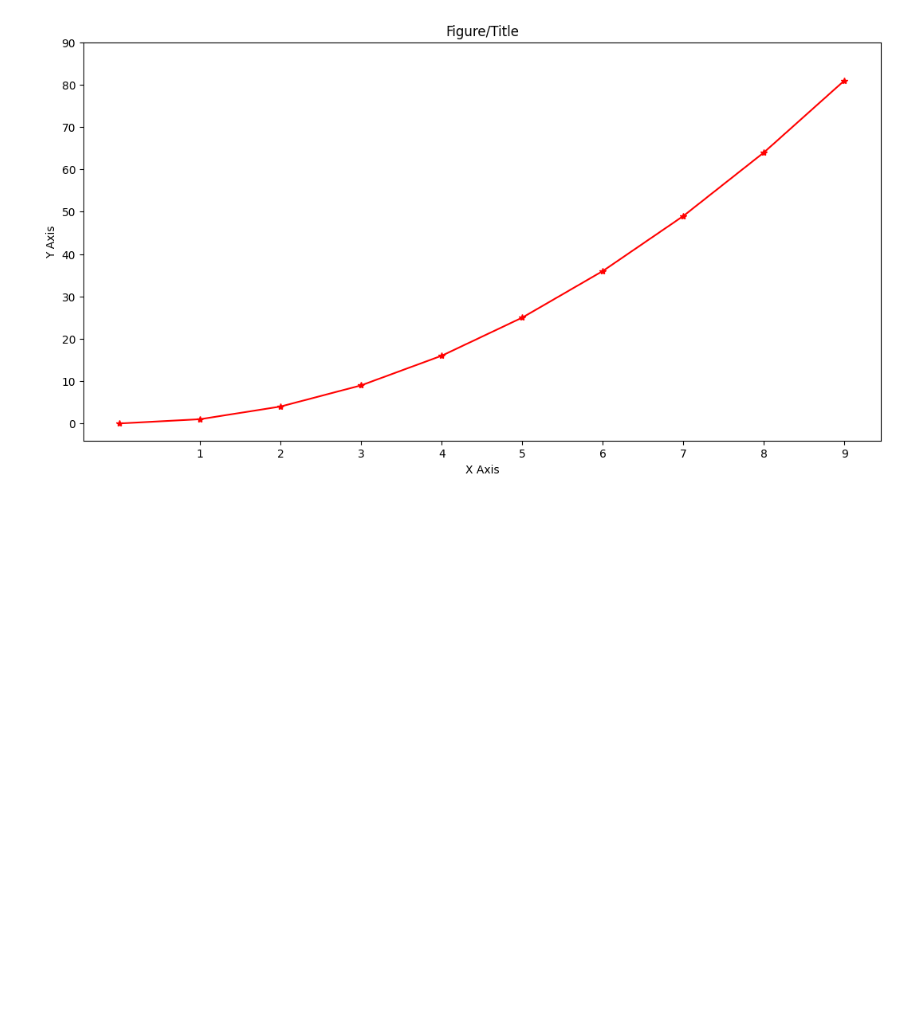
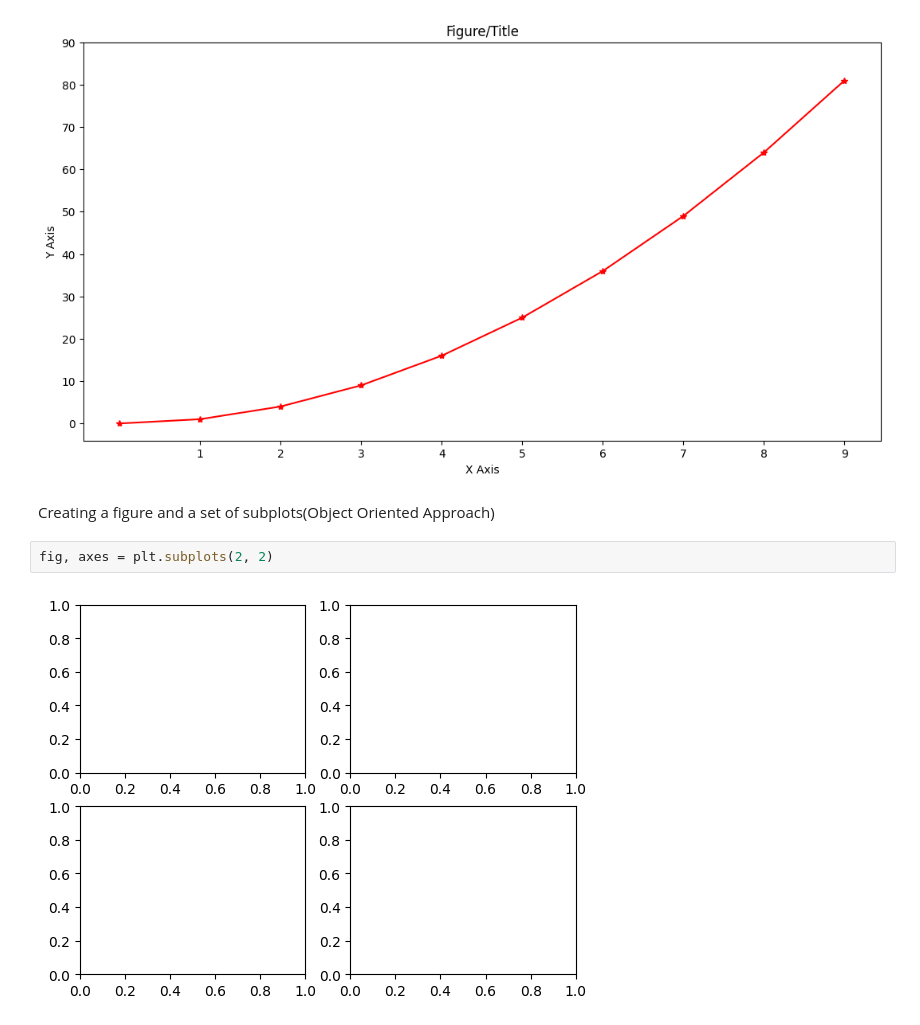
Before and after one commit to RaisulislamRimon/data-science-notes, a Jupyter notebook: module_8/module_8_class/class_1/1_data_visualization.ipynb, the cells around one changed output. Saved outputs shown, nothing was run; the diff lists cells and outputs as text; blank space fills up the shorter version.

```diff
--- a/module_8/module_8_class/class_1/1_data_visualization.ipynb
+++ b/module_8/module_8_class/class_1/1_data_visualization.ipynb
@@ -246,3 +246,9 @@ axes.set_yticks(range(0, 100, 10));
 fig1.savefig('graph_save.pdf', dpi=200)
 # %% [output]
 [figure]
+# %% [markdown]
+Creating a figure and a set of subplots(Object Oriented Approach)
+# %%
+fig, axes = plt.subplots(2, 2)
+# %% [output]
+[figure, added]
```
Also changed, not shown: parts of 1 cell of this notebook, 1 other file.
